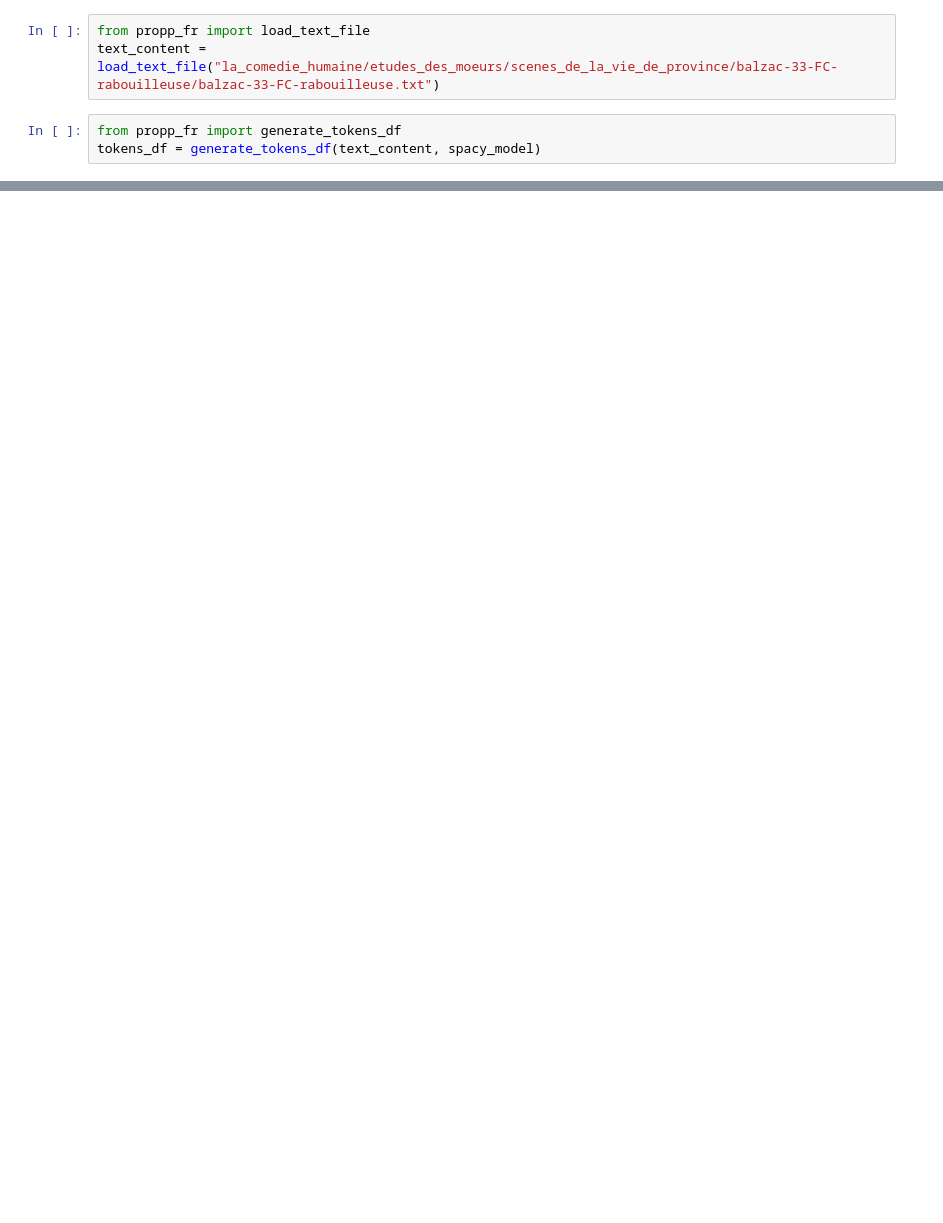
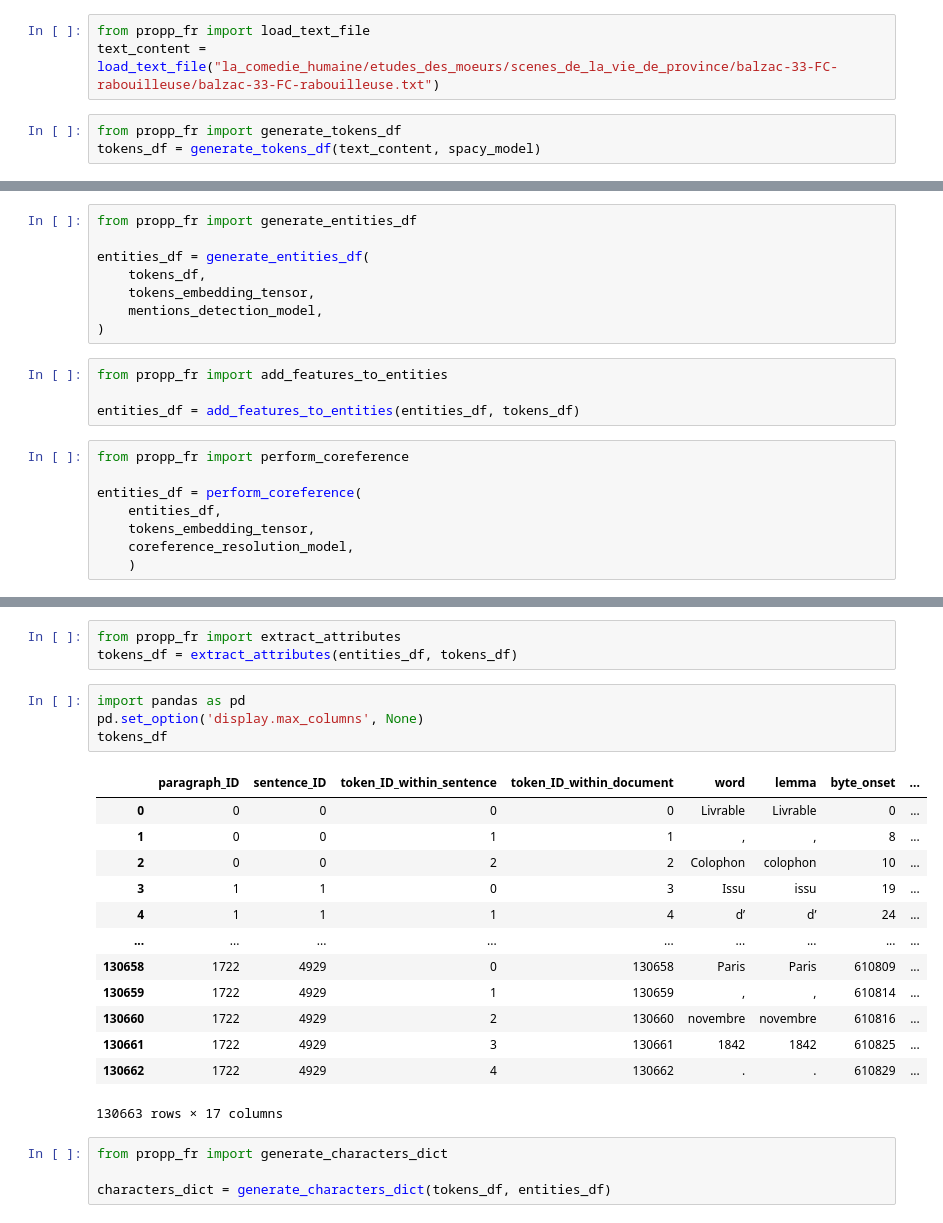
Before and after one commit to easy1Gamer/balzac_comedie_humaine, a Jupyter notebook: data_preparation.ipynb, the cells around one changed output, grey strips where cells are left out. Saved outputs shown, nothing was run; the diff lists cells and outputs as text; blank space fills up the shorter version.

```diff
--- a/data_preparation.ipynb
+++ b/data_preparation.ipynb
@@ -24,0 +59,20 @@ tokens_embedding_tensor = get_embedding_tensor_from_tokens_df(
+# %%
+from propp_fr import generate_entities_df
+
+entities_df = generate_entities_df(
+    tokens_df,
+    tokens_embedding_tensor,
+    mentions_detection_model,
+)
+# %%
+from propp_fr import add_features_to_entities
+
+entities_df = add_features_to_entities(entities_df, tokens_df)
+# %%
+from propp_fr import perform_coreference
+
+entities_df = perform_coreference(
+    entities_df,
+    tokens_embedding_tensor,
+    coreference_resolution_model,
+    )
@@ -24,0 +96,25 @@ tokens_embedding_tensor = get_embedding_tensor_from_tokens_df(
+# %%
+from propp_fr import extract_attributes
+tokens_df = extract_attributes(entities_df, tokens_df)
+# %%
+import pandas as pd
+pd.set_option('display.max_columns', None)
+tokens_df
+# %% [output]
+|  | paragraph_ID | sentence_ID | token_ID_within_sentence | token_ID_within_document | word | lemma | byte_onset | ... |
+| 0 | 0 | 0 | 0 | 0 | Livrable | Livrable | 0 | ... |
+| 1 | 0 | 0 | 1 | 1 | , | , | 8 | ... |
+| 2 | 0 | 0 | 2 | 2 | Colophon | colophon | 10 | ... |
+| 3 | 1 | 1 | 0 | 3 | Issu | issu | 19 | ... |
+| 4 | 1 | 1 | 1 | 4 | d’ | d’ | 24 | ... |
+| ... | ... | ... | ... | ... | ... | ... | ... | ... |
+| 130658 | 1722 | 4929 | 0 | 130658 | Paris | Paris | 610809 | ... |
+| 130659 | 1722 | 4929 | 1 | 130659 | , | , | 610814 | ... |
+| 130660 | 1722 | 4929 | 2 | 130660 | novembre | novembre | 610816 | ... |
+| 130661 | 1722 | 4929 | 3 | 130661 | 1842 | 1842 | 610825 | ... |
+| 130662 | 1722 | 4929 | 4 | 130662 | . | . | 610829 | ... |
+130663 rows × 17 columns
+# %%
+from propp_fr import generate_characters_dict
+
+characters_dict = generate_characters_dict(tokens_df, entities_df)
```
Also changed, not shown: parts of 6 cells of this notebook.
